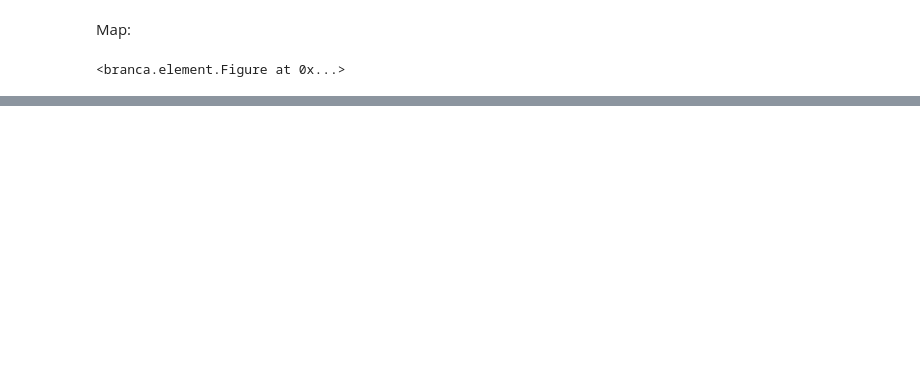
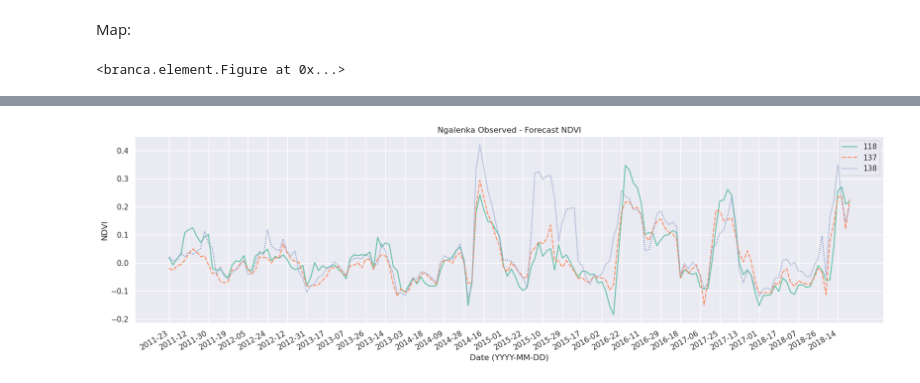
Before and after one commit to ofionnad/tapas_seirs, a Jupyter notebook: seirs_comparisons.ipynb, the cells around one changed output, grey strips where cells are left out. Cells and saved outputs as stored; diff of their text form; code cells hidden in the pictures; blank space fills up the shorter version.

```diff
--- a/seirs_comparisons.ipynb
+++ b/seirs_comparisons.ipynb
@@ -162,0 +101,2 @@ tzf
+# %%
+ngalenka_forecast = czf[czf['id'].isin(ngalenka_ix)]
@@ -162,0 +113,4 @@ tzf
+# %%
+seirs_timeseries_plot(ngalenka_diff, 'Set2', title='Ngalenka Observed - Forecast NDVI')
+# %% [output]
+[figure, added]
```
Also changed, not shown: parts of 36 cells of this notebook, 20 other files.
